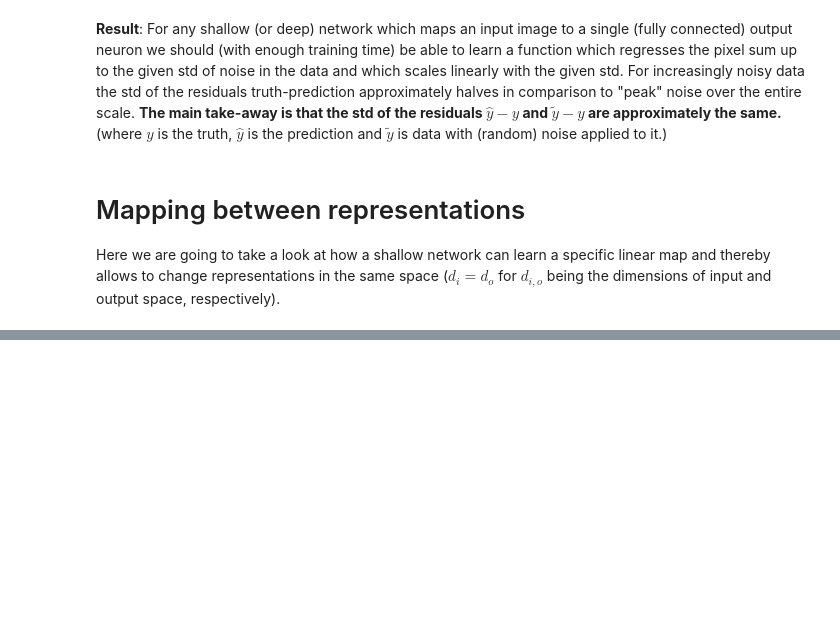
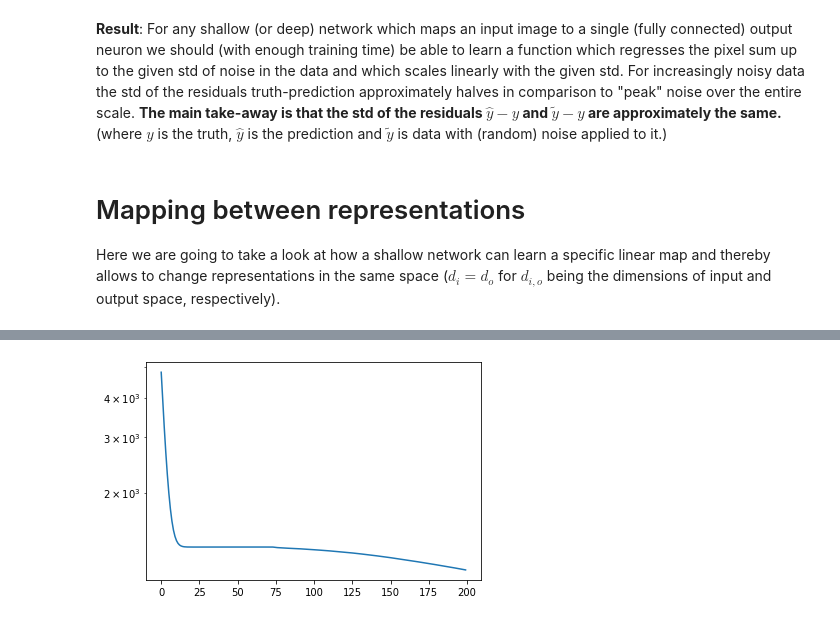
Before and after one commit to dpwinter/random_stuff, a Jupyter notebook: regressing_noisy_data.ipynb, the cells around one changed output, grey strips where cells are left out. Saved outputs shown, nothing was run; the diff lists cells and outputs as text; code cells hidden in the pictures; blank space fills up the shorter version.

```diff
--- a/regressing_noisy_data.ipynb
+++ b/regressing_noisy_data.ipynb
@@ -185,0 +265,17 @@ Here we are going to take a look at how a shallow network can learn a specific l
+# %%
+# Let's train a model to encode the data
+model = keras.Sequential([keras.Input(shape=(W,W)),
+                          keras.layers.Flatten(),
+                          keras.layers.Dense(256, activation='sigmoid'),
+                          keras.layers.Dense(128, activation='sigmoid'),
+                          keras.layers.Dense(64, activation='sigmoid'),
+                          keras.layers.Dense(49, activation='linear'),
+                          keras.layers.Reshape((7,7))
+                         ])
+
+model.compile(loss='mse', optimizer='adam')
+hist = model.fit(decoded_data, encoded_data, epochs=200, verbose=False, batch_size=8)
+plt.plot(hist.history['loss'])
+plt.yscale('log')
+# %% [output]
+[figure, added]
```
Also changed, not shown: parts of 39 cells of this notebook.
